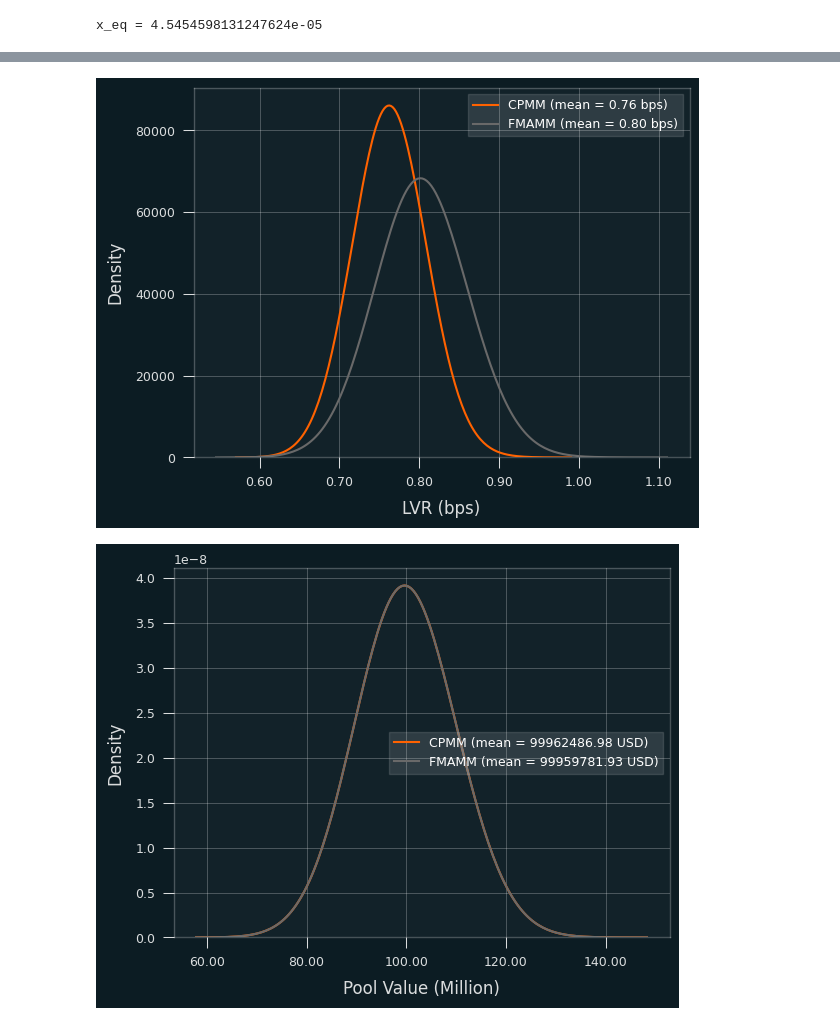
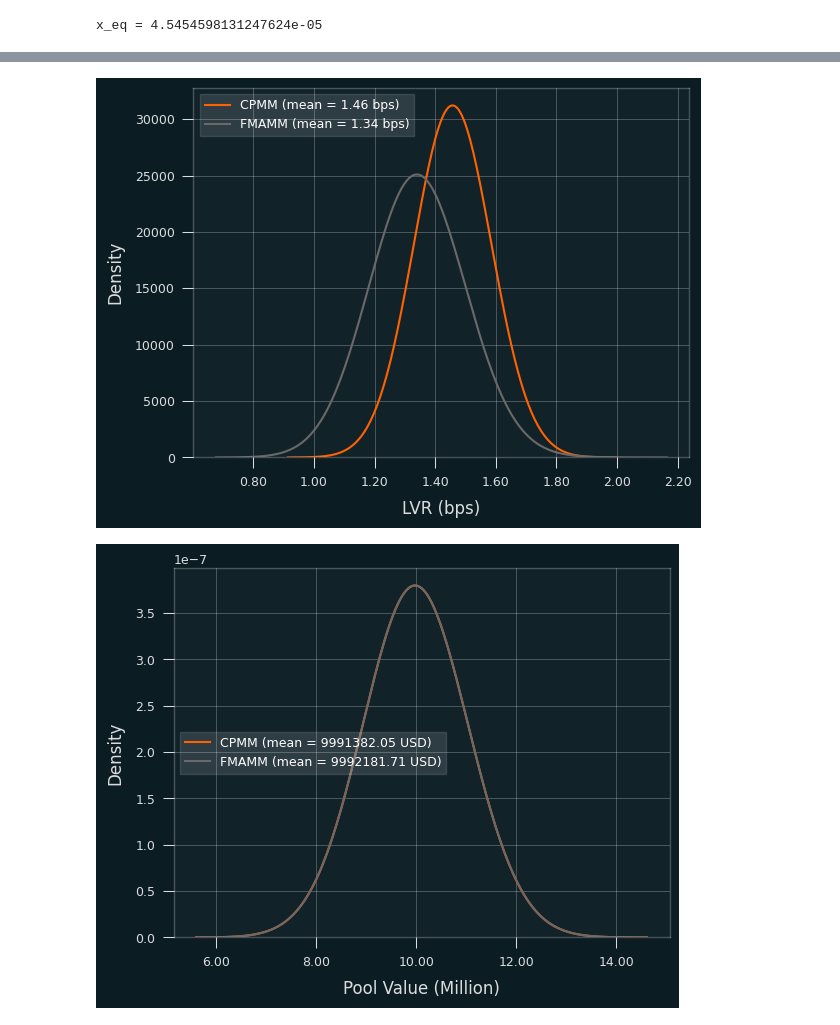
Before and after one commit to kosunghun317/FMAMM_LVR, a Jupyter notebook: notebooks/FMAMM_LVR_simulation.ipynb, the cells around one changed output, grey strips where cells are left out. Drawn from its saved outputs; the diff is of its cells as text; code cells hidden in the pictures.

```diff
--- a/notebooks/FMAMM_LVR_simulation.ipynb
+++ b/notebooks/FMAMM_LVR_simulation.ipynb
@@ -538,7 +538,7 @@ plt.show()
 # %%
-# Scenario 6: 5% daily volatility, L1 with congestion, with smaller liquidity
+# Scenario 5: 5% daily volatility, L1 with congestion, with smaller liquidity
 p_init = 2_500.0
-l_init = 1_000_000.0
+l_init = 1_00_000.0
 tx_cost = 30
 
 daily_std = 0.05
@@ -565,32 +565,32 @@ ax = sns.kdeplot(
     label=f"FMAMM (mean = {means[1] * 10**4:.2f} bps)",
 )
 
 ax.set(xlabel="LVR (bps)", ylabel="Density")
 ticks_loc = ax.get_xticks().tolist()
 ax.xaxis.set_major_locator(mticker.FixedLocator(ticks_loc))
 ax.set_xticklabels([f"{tick * 10000:.2f}" for tick in ticks_loc])
 
 plt.legend()
 plt.show()
 
 ax = sns.kdeplot(
     data=results[2, :],
     bw_adjust=bw_adjust,
     label=f"CPMM (mean = {means[2]:.2f} USD)",
 )
 ax = sns.kdeplot(
     data=results[3, :],
     bw_adjust=bw_adjust,
     label=f"FMAMM (mean = {means[3]:.2f} USD)",
 )
 
 ax.set(xlabel="Pool Value (Million)", ylabel="Density")
 ticks_loc = ax.get_xticks().tolist()
 ax.xaxis.set_major_locator(mticker.FixedLocator(ticks_loc))
 ax.set_xticklabels([f"{tick / 10**6:.2f}" for tick in ticks_loc])
 
 plt.legend()
 plt.show()
 # %% [output]
-[figure, old version]
+[figure, new version]
-[figure, old version]
+[figure, new version]
```
Also changed, not shown: parts of 4 cells of this notebook.
